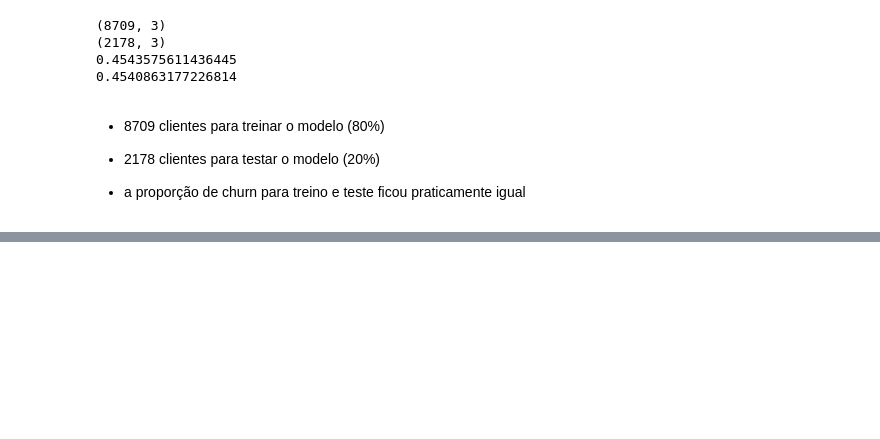
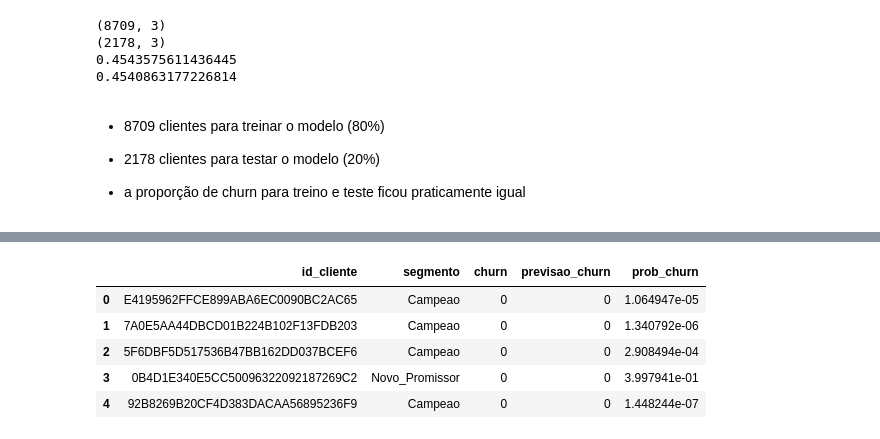
Before and after one commit to FelipeC-astro/TESTE_TECNICO_ANALISTA_PLENO, a Jupyter notebook: teste_tecnico.ipynb, the cells around one changed output, grey strips where cells are left out. Cells and saved outputs as stored; diff of their text form; code cells hidden in the pictures; blank space fills up the shorter version.

```diff
--- a/teste_tecnico.ipynb
+++ b/teste_tecnico.ipynb
@@ -1249,0 +1218,35 @@ df_resultado.to_csv(r'dados\resultado_churn_modelo.csv', index=False)
+# %%
+# antes da exportação, aqui vai ser gerada a previsão para toda a base
+
+rfm_features = rfm[
+    ["recencia", "frequencia", "valor_total"]
+]
+
+rfm_scaled = scaler.transform(rfm_features)
+
+rfm["previsao_churn"] = modelo.predict(rfm_scaled)
+# %%
+# cálculo da probabilidade de churn
+
+rfm["prob_churn"] = modelo.predict_proba(
+    rfm_scaled
+)[:,1]
+# %%
+# verificação do resultado
+
+rfm[
+    [
+        "id_cliente",
+        "segmento",
+        "churn",
+        "previsao_churn",
+        "prob_churn"
+    ]
+].head()
+# %% [output]
+|  | id_cliente | segmento | churn | previsao_churn | prob_churn |
+| 0 | E4195962FFCE899ABA6EC0090BC2AC65 | Campeao | 0 | 0 | 1.064947e-05 |
+| 1 | 7A0E5AA44DBCD01B224B102F13FDB203 | Campeao | 0 | 0 | 1.340792e-06 |
+| 2 | 5F6DBF5D517536B47BB162DD037BCEF6 | Campeao | 0 | 0 | 2.908494e-04 |
+| 3 | 0B4D1E340E5CC50096322092187269C2 | Novo_Promissor | 0 | 0 | 3.997941e-01 |
+| 4 | 92B8269B20CF4D383DACAA56895236F9 | Campeao | 0 | 0 | 1.448244e-07 |
```
Also changed, not shown: parts of 40 cells of this notebook, 1 other file.
